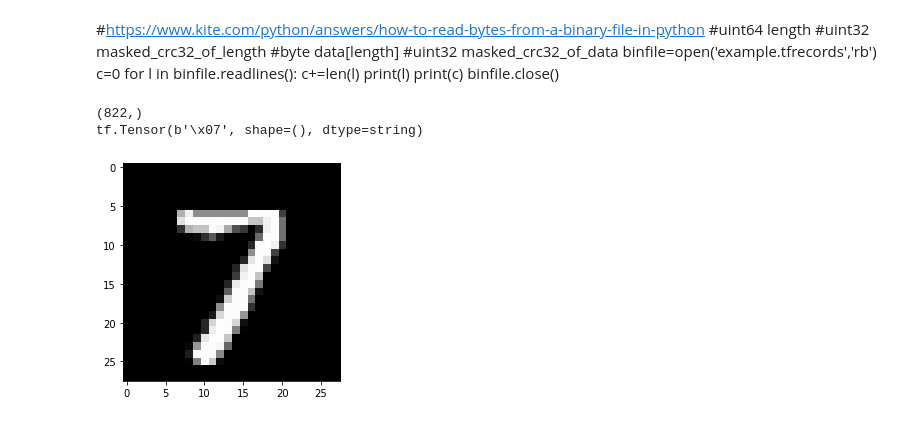
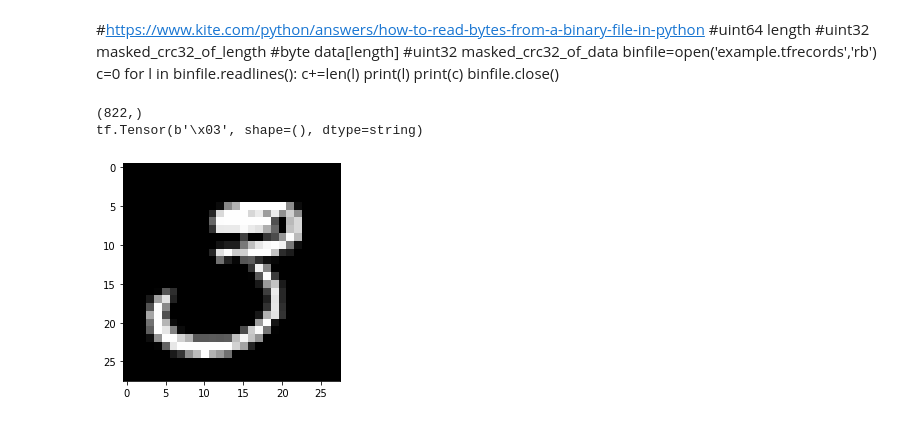
Before and after one commit to winiel559/tfrecord-lirs-implementation, a Jupyter notebook: mnist to non-sparse.ipynb, the cells around one changed output. Cells and saved outputs as stored; diff of their text form; code cells hidden in the pictures.

```diff
--- a/mnist to non-sparse.ipynb
+++ b/mnist to non-sparse.ipynb
@@ -170,16 +174,16 @@ def non_sparse_random_read(binfile, idx, record_l=-1):
 # %%
 """ test read() function """
 
 import struct
 binfile=open('mnist_nonsparse.tfrecords','rb')
 l=get_non_sparse_instance_length(binfile)
-parsed_feature=non_sparse_random_read(binfile, 6455, record_l=l)
+parsed_feature=non_sparse_random_read(binfile, 59955, record_l=l)
 image=parsed_feature['image'].numpy()
 print(parsed_feature['label'])
 np_image=np.frombuffer(image, dtype='>B').astype(np.uint8)
 plt.imshow(np.asarray(np_image).reshape((28,28)),cmap = plt.cm.gray)
 plt.show()
 # %% [output]
 (822,)
-tf.Tensor(b'\x07', shape=(), dtype=string)
+tf.Tensor(b'\x03', shape=(), dtype=string)
-[figure, old version]
+[figure, new version]
```
Also changed, not shown: parts of 1 cell of this notebook, 1 other file.
